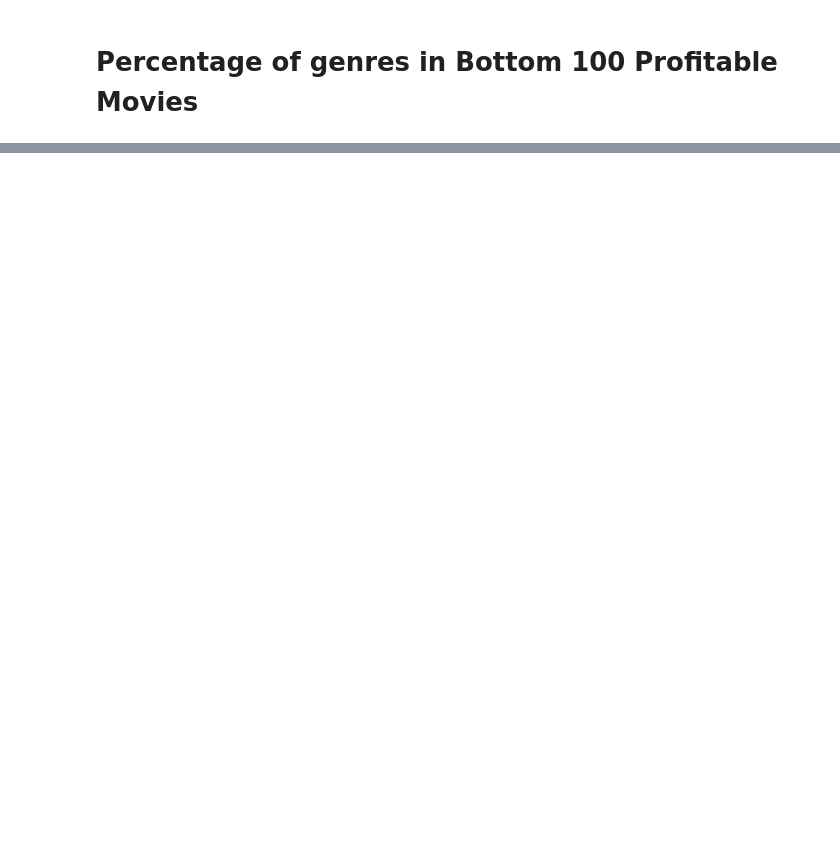
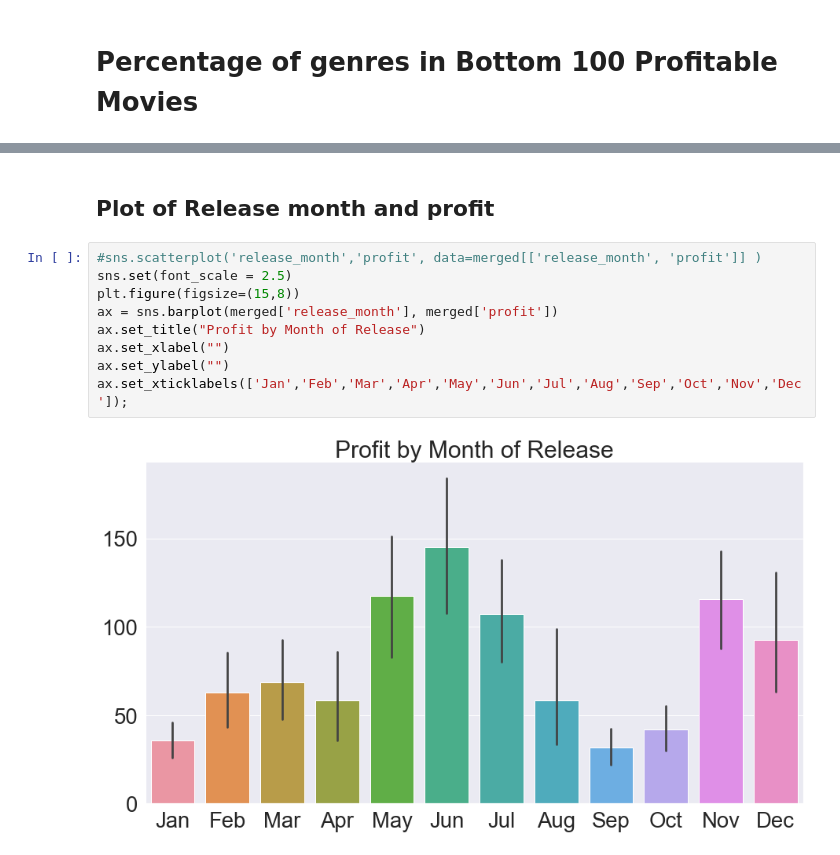
Before and after one commit to jagan-singh/Movie-Analysis-Mod1, a Jupyter notebook: project.ipynb, the cells around one changed output, grey strips where cells are left out. Drawn from its saved outputs; the diff is of its cells as text; blank space fills up the shorter version.

```diff
--- a/project.ipynb
+++ b/project.ipynb
@@ -431,0 +320,13 @@ sns.lmplot(x='production_budget',y='profit',data = merged,fit_reg=True)
+# %% [markdown]
+## Plot of Release month and profit
+# %%
+#sns.scatterplot('release_month','profit', data=merged[['release_month', 'profit']] )
+sns.set(font_scale = 2.5)
+plt.figure(figsize=(15,8))
+ax = sns.barplot(merged['release_month'], merged['profit'])
+ax.set_title("Profit by Month of Release")
+ax.set_xlabel("")
+ax.set_ylabel("")
+ax.set_xticklabels(['Jan','Feb','Mar','Apr','May','Jun','Jul','Aug','Sep','Oct','Nov','Dec']);
+# %% [output]
+[figure, added]
```
Also changed, not shown: parts of 66 cells of this notebook.
